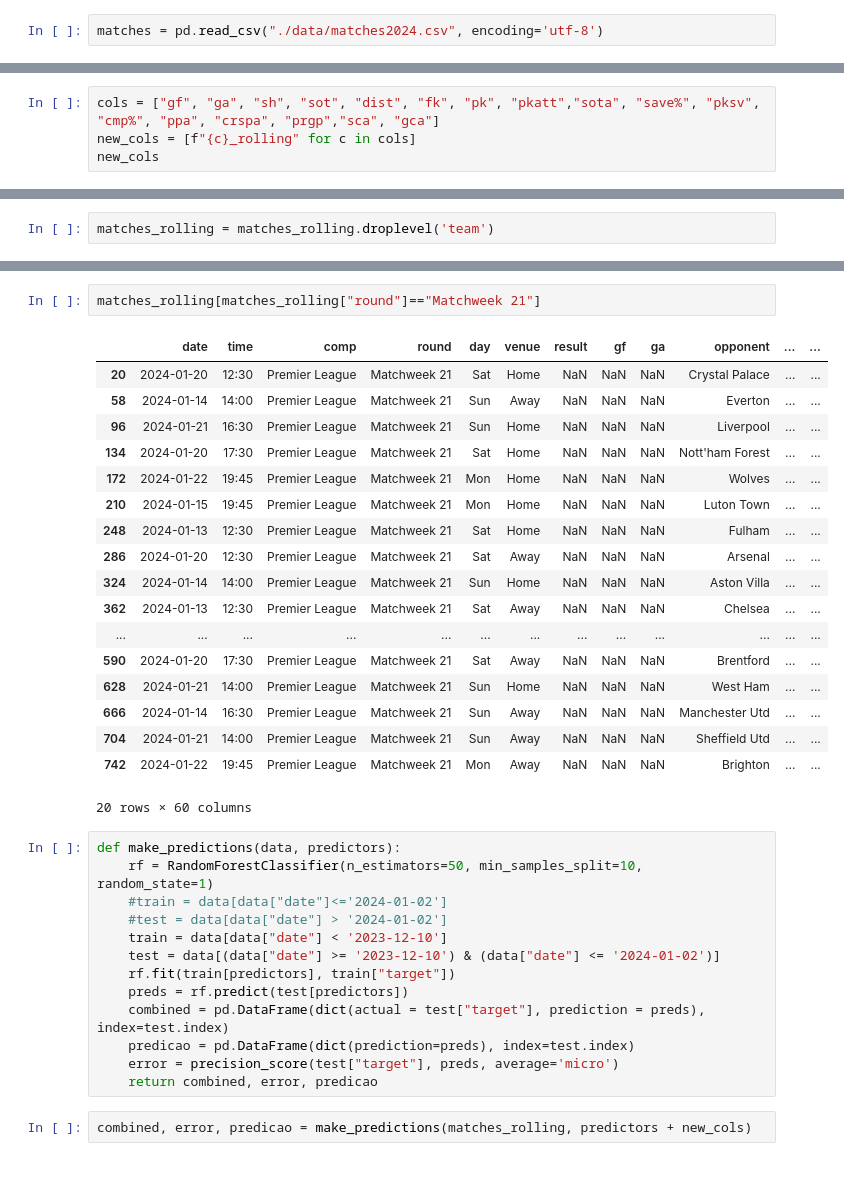
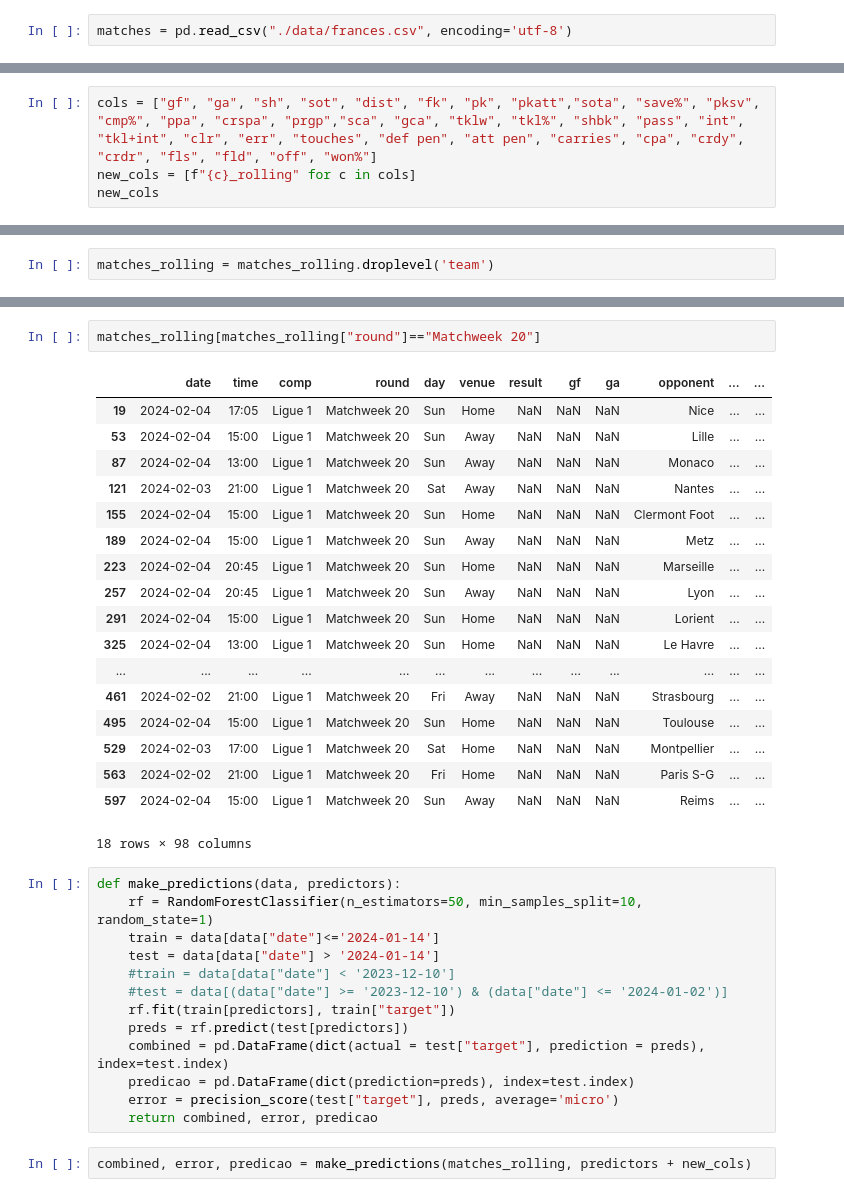
Before and after one commit to vinicarlosss/MachineLearning_Futebol, a Jupyter notebook: dataquest_model.ipynb, the cells around one changed output, grey strips where cells are left out. Saved outputs shown, nothing was run; the diff lists cells and outputs as text.

```diff
--- a/dataquest_model.ipynb
+++ b/dataquest_model.ipynb
@@ -5,5 +5,5 @@ from sklearn.metrics import precision_score
 from sklearn.ensemble import RandomForestClassifier
 import numpy as np
 # %%
-matches = pd.read_csv("./data/matches2024.csv", encoding='utf-8')
+matches = pd.read_csv("./data/frances.csv", encoding='utf-8')
 # %%
@@ -224,5 +211,5 @@ Index(['date', 'time', 'comp', 'round', 'day', 'venue', 'result', 'gf', 'ga',
 # %%
-cols = ["gf", "ga", "sh", "sot", "dist", "fk", "pk", "pkatt","sota", "save%", "pksv", "cmp%", "ppa", "crspa", "prgp","sca", "gca"]
+cols = ["gf", "ga", "sh", "sot", "dist", "fk", "pk", "pkatt","sota", "save%", "pksv", "cmp%", "ppa", "crspa", "prgp","sca", "gca", "tklw", "tkl%", "shbk", "pass", "int", "tkl+int", "clr", "err", "touches", "def pen", "att pen", "carries", "cpa", "crdy", "crdr", "fls", "fld", "off", "won%"]
 new_cols = [f"{c}_rolling" for c in cols]
 new_cols
 # %% [output]
@@ -304,31 +274,31 @@ matches_rolling
 # %%
-matches_rolling[matches_rolling["round"]=="Matchweek 21"]
+matches_rolling[matches_rolling["round"]=="Matchweek 20"]
 # %% [output]
 |  | date | time | comp | round | day | venue | result | gf | ga | opponent | ... | ... |
-| 20 | 2024-01-20 | 12:30 | Premier League | Matchweek 21 | Sat | Home | NaN | NaN | NaN | Crystal Palace | ... | ... |
-| 58 | 2024-01-14 | 14:00 | Premier League | Matchweek 21 | Sun | Away | NaN | NaN | NaN | Everton | ... | ... |
-| 96 | 2024-01-21 | 16:30 | Premier League | Matchweek 21 | Sun | Home | NaN | NaN | NaN | Liverpool | ... | ... |
-| 134 | 2024-01-20 | 17:30 | Premier League | Matchweek 21 | Sat | Home | NaN | NaN | NaN | Nott'ham Forest | ... | ... |
-| 172 | 2024-01-22 | 19:45 | Premier League | Matchweek 21 | Mon | Home | NaN | NaN | NaN | Wolves | ... | ... |
-| 210 | 2024-01-15 | 19:45 | Premier League | Matchweek 21 | Mon | Home | NaN | NaN | NaN | Luton Town | ... | ... |
-| 248 | 2024-01-13 | 12:30 | Premier League | Matchweek 21 | Sat | Home | NaN | NaN | NaN | Fulham | ... | ... |
-| 286 | 2024-01-20 | 12:30 | Premier League | Matchweek 21 | Sat | Away | NaN | NaN | NaN | Arsenal | ... | ... |
-| 324 | 2024-01-14 | 14:00 | Premier League | Matchweek 21 | Sun | Home | NaN | NaN | NaN | Aston Villa | ... | ... |
-| 362 | 2024-01-13 | 12:30 | Premier League | Matchweek 21 | Sat | Away | NaN | NaN | NaN | Chelsea | ... | ... |
+| 19 | 2024-02-04 | 17:05 | Ligue 1 | Matchweek 20 | Sun | Home | NaN | NaN | NaN | Nice | ... | ... |
+| 53 | 2024-02-04 | 15:00 | Ligue 1 | Matchweek 20 | Sun | Away | NaN | NaN | NaN | Lille | ... | ... |
+| 87 | 2024-02-04 | 13:00 | Ligue 1 | Matchweek 20 | Sun | Away | NaN | NaN | NaN | Monaco | ... | ... |
+| 121 | 2024-02-03 | 21:00 | Ligue 1 | Matchweek 20 | Sat | Away | NaN | NaN | NaN | Nantes | ... | ... |
+| 155 | 2024-02-04 | 15:00 | Ligue 1 | Matchweek 20 | Sun | Home | NaN | NaN | NaN | Clermont Foot | ... | ... |
+| 189 | 2024-02-04 | 15:00 | Ligue 1 | Matchweek 20 | Sun | Away | NaN | NaN | NaN | Metz | ... | ... |
+| 223 | 2024-02-04 | 20:45 | Ligue 1 | Matchweek 20 | Sun | Home | NaN | NaN | NaN | Marseille | ... | ... |
+| 257 | 2024-02-04 | 20:45 | Ligue 1 | Matchweek 20 | Sun | Away | NaN | NaN | NaN | Lyon | ... | ... |
+| 291 | 2024-02-04 | 15:00 | Ligue 1 | Matchweek 20 | Sun | Home | NaN | NaN | NaN | Lorient | ... | ... |
+| 325 | 2024-02-04 | 13:00 | Ligue 1 | Matchweek 20 | Sun | Home | NaN | NaN | NaN | Le Havre | ... | ... |
 | ... | ... | ... | ... | ... | ... | ... | ... | ... | ... | ... | ... | ... |
-| 590 | 2024-01-20 | 17:30 | Premier League | Matchweek 21 | Sat | Away | NaN | NaN | NaN | Brentford | ... | ... |
-| 628 | 2024-01-21 | 14:00 | Premier League | Matchweek 21 | Sun | Home | NaN | NaN | NaN | West Ham | ... | ... |
-| 666 | 2024-01-14 | 16:30 | Premier League | Matchweek 21 | Sun | Away | NaN | NaN | NaN | Manchester Utd | ... | ... |
-| 704 | 2024-01-21 | 14:00 | Premier League | Matchweek 21 | Sun | Away | NaN | NaN | NaN | Sheffield Utd | ... | ... |
-| 742 | 2024-01-22 | 19:45 | Premier League | Matchweek 21 | Mon | Away | NaN | NaN | NaN | Brighton | ... | ... |
+| 461 | 2024-02-02 | 21:00 | Ligue 1 | Matchweek 20 | Fri | Away | NaN | NaN | NaN | Strasbourg | ... | ... |
+| 495 | 2024-02-04 | 15:00 | Ligue 1 | Matchweek 20 | Sun | Home | NaN | NaN | NaN | Toulouse | ... | ... |
+| 529 | 2024-02-03 | 17:00 | Ligue 1 | Matchweek 20 | Sat | Home | NaN | NaN | NaN | Montpellier | ... | ... |
+| 563 | 2024-02-02 | 21:00 | Ligue 1 | Matchweek 20 | Fri | Home | NaN | NaN | NaN | Paris S-G | ... | ... |
+| 597 | 2024-02-04 | 15:00 | Ligue 1 | Matchweek 20 | Sun | Away | NaN | NaN | NaN | Reims | ... | ... |
-20 rows × 60 columns
+18 rows × 98 columns
 # %%
 def make_predictions(data, predictors):
     rf = RandomForestClassifier(n_estimators=50, min_samples_split=10, random_state=1)
-    #train = data[data["date"]<='2024-01-02']
-    #test = data[data["date"] > '2024-01-02']
-    train = data[data["date"] < '2023-12-10']
-    test = data[(data["date"] >= '2023-12-10') & (data["date"] <= '2024-01-02')]
+    train = data[data["date"]<='2024-01-14']
+    test = data[data["date"] > '2024-01-14']
+    #train = data[data["date"] < '2023-12-10']
+    #test = data[(data["date"] >= '2023-12-10') & (data["date"] <= '2024-01-02')]
     rf.fit(train[predictors], train["target"])
     preds = rf.predict(test[predictors])
     combined = pd.DataFrame(dict(actual = test["target"], prediction = preds), index=test.index)
```
Also changed, not shown: parts of 25 cells of this notebook, 2 other files.
